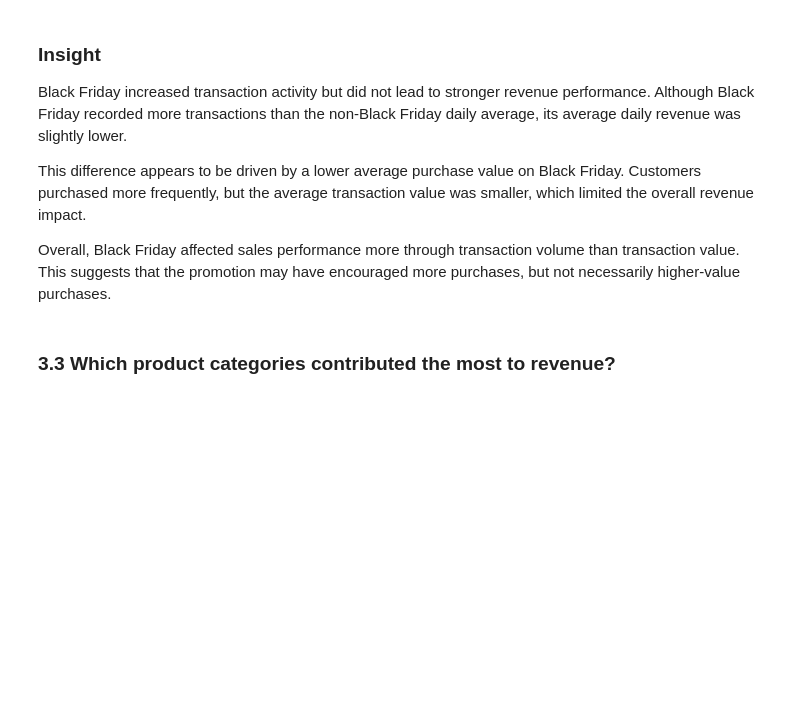
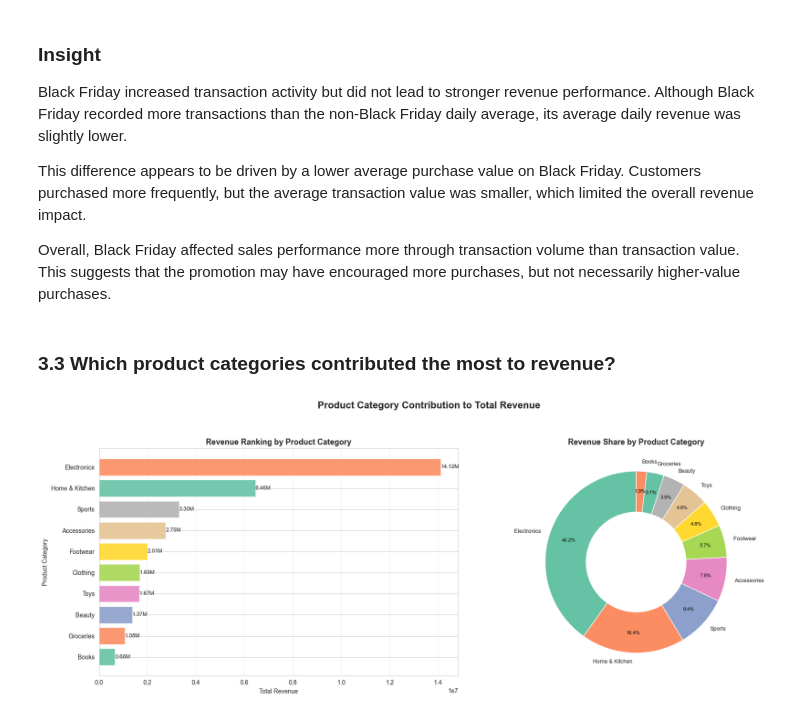
Before and after one commit to fathirrizkifadillah/Black-Friday, a Jupyter notebook: main.ipynb, the cells around one changed output. Cells and saved outputs as stored; diff of their text form; code cells hidden in the pictures; blank space fills up the shorter version.

Commit message:
Add new plots | Product Category Contribution to Total Revenue

```diff
--- a/main.ipynb
+++ b/main.ipynb
@@ -533,3 +533,95 @@ This difference appears to be driven by a lower average purchase value on Black
 Overall, Black Friday affected sales performance more through transaction volume than transaction value. This suggests that the promotion may have encouraged more purchases, but not necessarily higher-value purchases.
 # %% [markdown]
 ### 3.3 Which product categories contributed the most to revenue?
+# %%
+category_revenue = (
+    df.groupby('product_category')
+      .agg(
+          transactions=('transaction_id', 'count'),
+          revenue=('purchase_amount', 'sum'),
+          avg_purchase=('purchase_amount', 'mean')
+      )
+      .reset_index()
+      .sort_values('revenue', ascending=True)
+)
+
+fig, axes = plt.subplots(1, 2, figsize=(18, 7))
+
+colors = sns.color_palette('Set2', len(category_revenue))
+
+bars = axes[0].barh(
+    category_revenue['product_category'],
+    category_revenue['revenue'],
+    color=colors,
+    alpha=0.9,
+    label='Revenue'
+)
+
+axes[0].set_title(
+    'Revenue Ranking by Product Category',
+    fontsize=13,
+    weight='bold'
+)
+axes[0].set_xlabel('Total Revenue')
+axes[0].set_ylabel('Product Category')
+
+for bar in bars:
+    width = bar.get_width()
+    axes[0].text(
+        width,
+        bar.get_y() + bar.get_height() / 2,
+        f'{width/1_000_000:.2f}M',
+        va='center',
+        ha='left',
+        fontsize=9
+    )
+
+axes[0].grid(True, axis='x', alpha=0.3)
+
+pie_data = category_revenue.sort_values('revenue', ascending=False)
+
+wedges, texts, autotexts = axes[1].pie(
+    pie_data['revenue'],
+    labels=pie_data['product_category'],
+    autopct='%1.1f%%',
+    startangle=90,
+    colors=sns.color_palette('Set2', len(pie_data)),
+    pctdistance=0.78
+)
+
+centre_circle = plt.Circle(
+    (0, 0),
+    0.55,
+    fc='white'
+)
+
+axes[1].add_artist(centre_circle)
+
+axes[1].set_title(
+    'Revenue Share by Product Category',
+    fontsize=13,
+    weight='bold'
+)
+
+for text in texts:
+    text.set_fontsize(9)
+
+for autotext in autotexts:
+    autotext.set_fontsize(8)
+    autotext.set_color('black')
+
+fig.suptitle(
+    'Product Category Contribution to Total Revenue',
+    fontsize=16,
+    weight='bold'
+)
+
+plt.tight_layout(rect=[0, 0, 1, 0.93])
+
+os.makedirs('plots', exist_ok=True)
+filepath = os.path.join('plots', 'Product Category Contribution to Total Revenue.png')
+plt.savefig(filepath, dpi=300, bbox_inches='tight', facecolor='white')
+
+plt.show()
+# %% [output]
+[figure, added]
```
Also changed, not shown: parts of 1 cell of this notebook, 2 other files.
